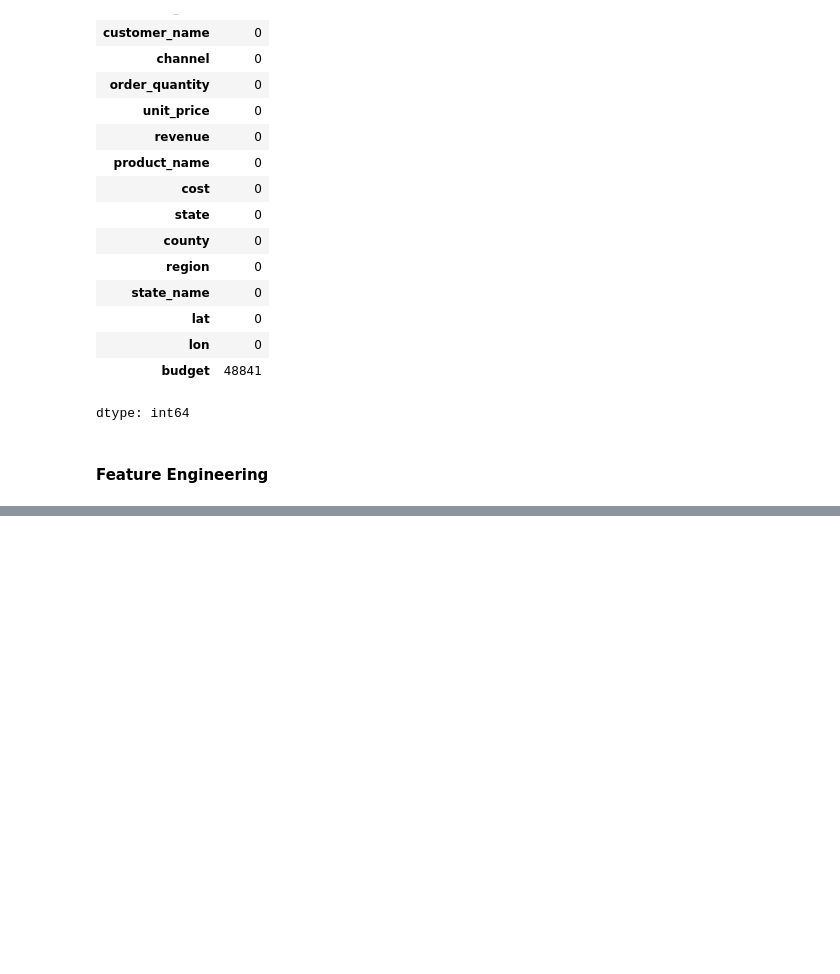
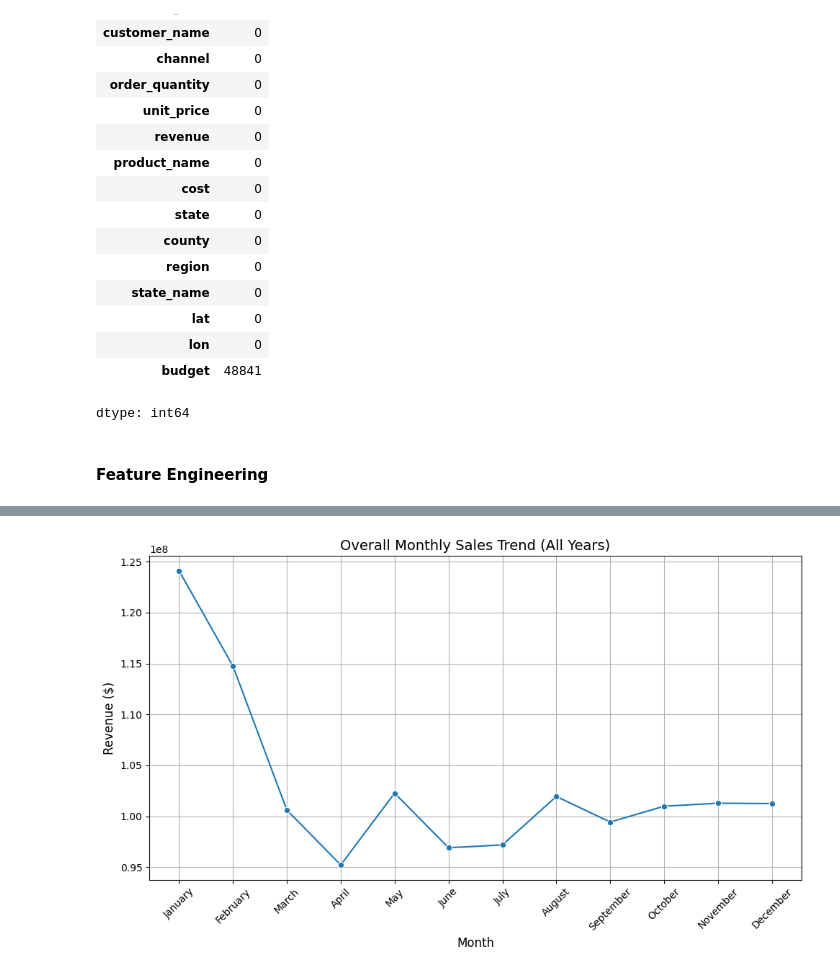
Before and after one commit to Madaranga/flipkart-regional-sales-analysis, a Jupyter notebook: FlipKarttt_Regional_Sales_Analysis.ipynb, the cells around one changed output, grey strips where cells are left out. Cells and saved outputs as stored; diff of their text form; code cells hidden in the pictures; blank space fills up the shorter version.

```diff
--- a/FlipKarttt_Regional_Sales_Analysis.ipynb
+++ b/FlipKarttt_Regional_Sales_Analysis.ipynb
@@ -454,0 +501,30 @@ df.head(5)
+# %%
+# Convert order_date to datetime
+df['order_date'] = pd.to_datetime(df['order_date'])
+
+# Extract month name for grouping
+df['month']= df['order_date'].dt.strftime('%B')
+
+# Aggregate revenue by month across all years
+monthly_trend = df.groupby('month') ['revenue'].sum().reset_index()
+
+# Sort months in calendar order
+month_order = ['January', 'February', 'March', 'April', 'May', 'June',
+'July', 'August', 'September', 'October', 'November', 'December']
+monthly_trend['month'] = pd.Categorical(monthly_trend['month'], categories=month_order, ordered=True)
+monthly_trend = monthly_trend.sort_values('month')
+
+# Create the line chart
+plt.figure(figsize=(10, 6))
+sns.lineplot(data=monthly_trend, x='month', y='revenue', marker='o')
+plt.title('Overall Monthly Sales Trend (All Years)', fontsize=14)
+plt.xlabel('Month', fontsize=12)
+plt.ylabel('Revenue ($)', fontsize=12)
+plt.xticks(rotation=45)
+plt.grid(True)
+plt.tight_layout()
+
+# Show the plot
+plt.show()
+# %% [output]
+[figure, added]
```
Also changed, not shown: parts of 3 cells of this notebook.
